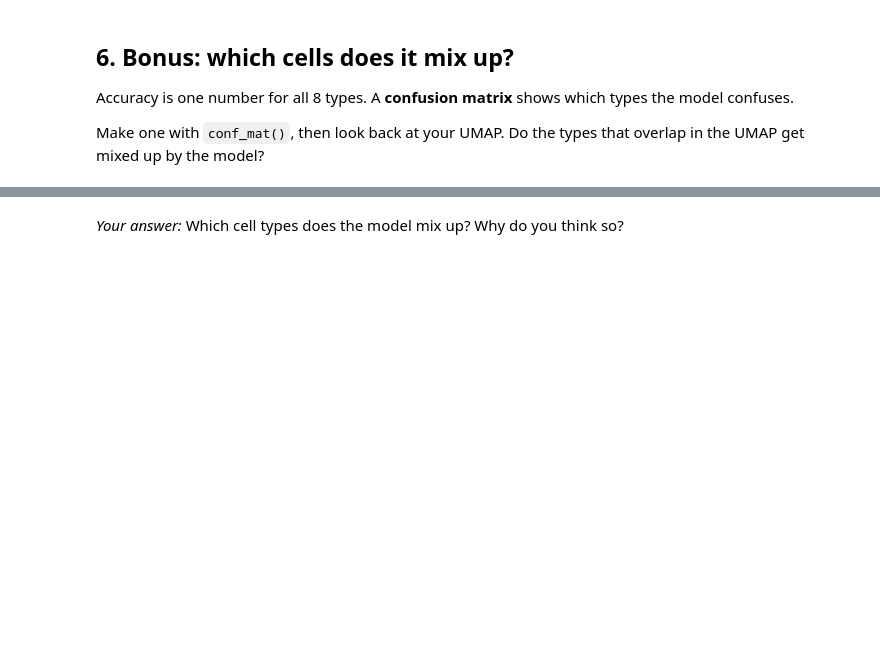
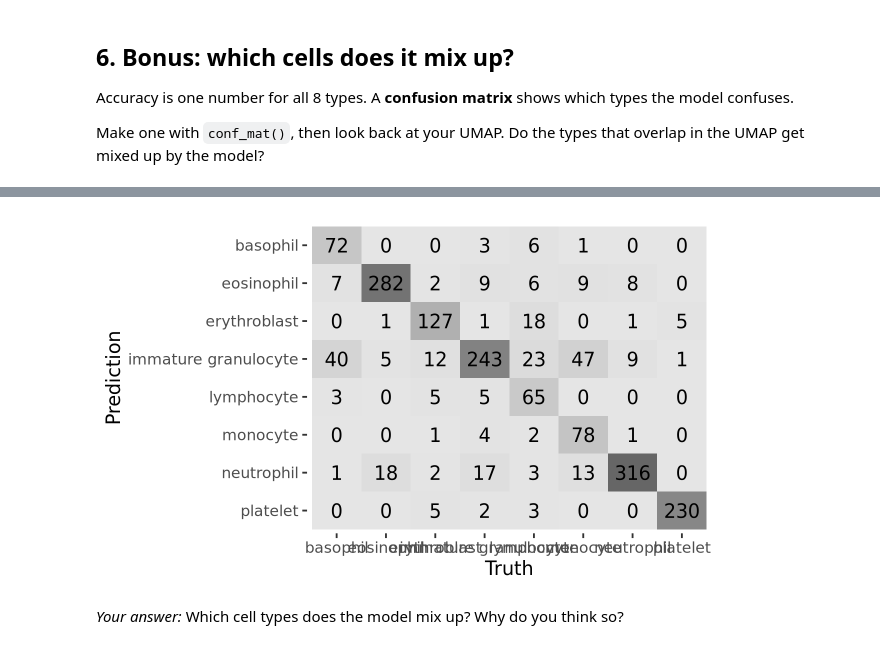
Before and after one commit to perryaholtz/codespace, a Jupyter notebook: exercises/18-bloodmnist-exercise.ipynb, the cells around one changed output, grey strips where cells are left out. Drawn from its saved outputs; the diff is of its cells as text; code cells hidden in the pictures; blank space fills up the shorter version.

````diff
--- a/exercises/18-bloodmnist-exercise.ipynb
+++ b/exercises/18-bloodmnist-exercise.ipynb
@@ -77,4 +113,5 @@ Fit a random forest on `train`. Use the formula `label ~ .` (all the `dim_` colu
 rand_forest(trees = 200) |> set_mode('classification') |> set_engine('ranger')
 ```
 # %%
-# Fit your model here
+fit <- rand_forest(trees = 200) |> set_mode('classification') |> set_engine('ranger') |>
+    fit(label ~ ., data = train)
@@ -116,2 +190,9 @@ Make one with `conf_mat()`, then look back at your UMAP. Do the types that overl
+# %%
+predict(fit, new_data = test) |>
+    bind_cols(test) |>
+    conf_mat(truth = label, estimate = .pred_class) |>
+    autoplot(type = 'heatmap')
+# %% [output]
+[figure, added]
 # %% [markdown]
 *Your answer:* Which cell types does the model mix up? Why do you think so?
````
Also changed, not shown: parts of 11 cells of this notebook.
